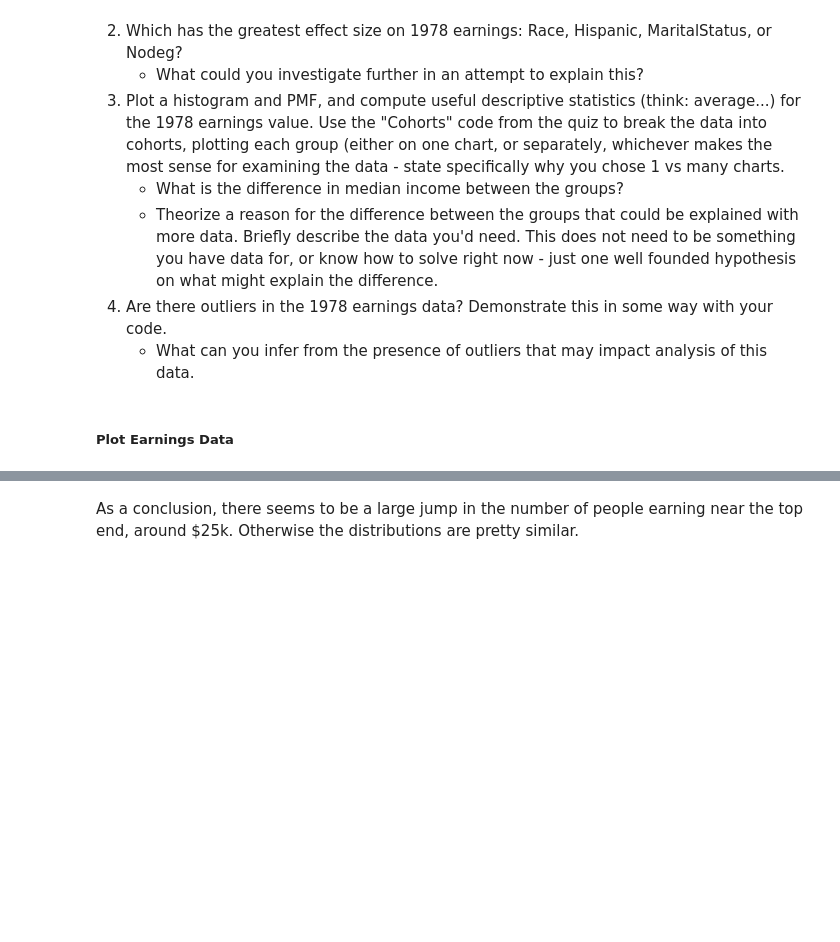
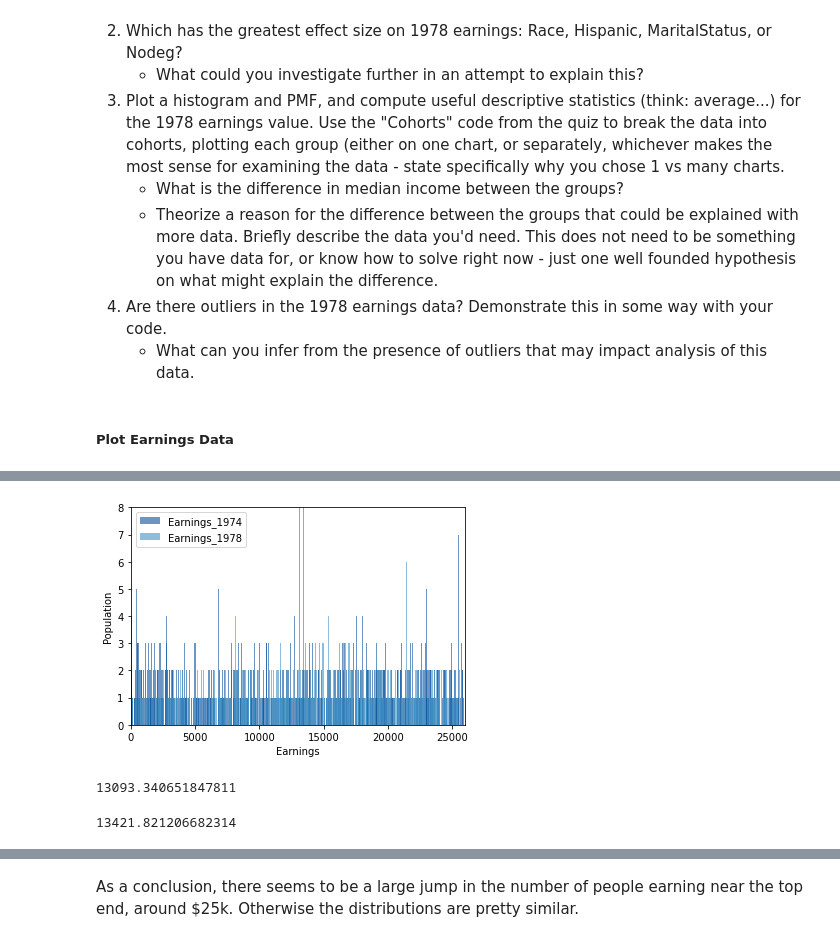
Before and after one commit to Asdukey/BSIP_Assignment_1_Students, a Jupyter notebook: stats_asn_1_stud_temp.ipynb, the cells around one changed output, grey strips where cells are left out. Saved outputs shown, nothing was run; the diff lists cells and outputs as text; code cells hidden in the pictures; blank space fills up the shorter version.

```diff
--- a/stats_asn_1_stud_temp.ipynb
+++ b/stats_asn_1_stud_temp.ipynb
@@ -177,0 +210,3 @@ Error:
+# %%
+df = pd.read_csv("LabourTrainingEvaluationData.csv")
+df.head()
@@ -177,0 +263,20 @@ Error:
+# %%
+width = 5
+thinkplot.PrePlot(2)
+earnings_1974hist = thinkstats2.Hist(round(df['Earnings_1974'],0), label='Earnings_1974')
+earnings_1978hist = thinkstats2.Hist(round(df['Earnings_1978'],0), label='Earnings_1978')
+thinkplot.Hist(earnings_1974hist,align="right", width=width)
+thinkplot.Hist(earnings_1978hist,align="left", width=width)
+thinkplot.Config(xlabel='Earnings', ylabel='Population', xlim=[0,26000], ylim=[0,8])
+thinkplot.axvline(np.average(earnings_1974hist), color="green")
+thinkplot.axvline(np.average(earnings_1978hist), color="red")
+# %% [output]
+[figure, added]
+# %%
+np.average(earnings_1974hist)
+# %% [output]
+13093.340651847811
+# %%
+np.average(earnings_1978hist)
+# %% [output]
+13421.821206682314
```
Also changed, not shown: parts of 22 cells of this notebook.
